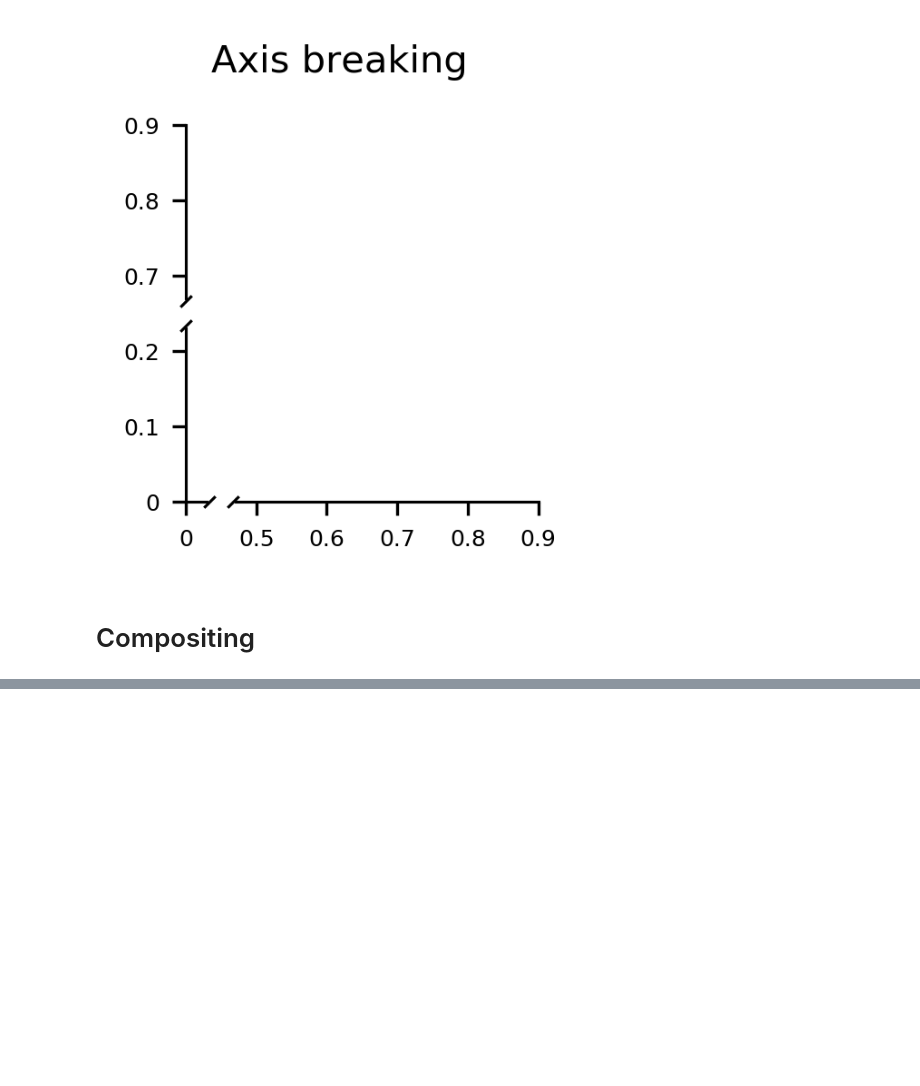
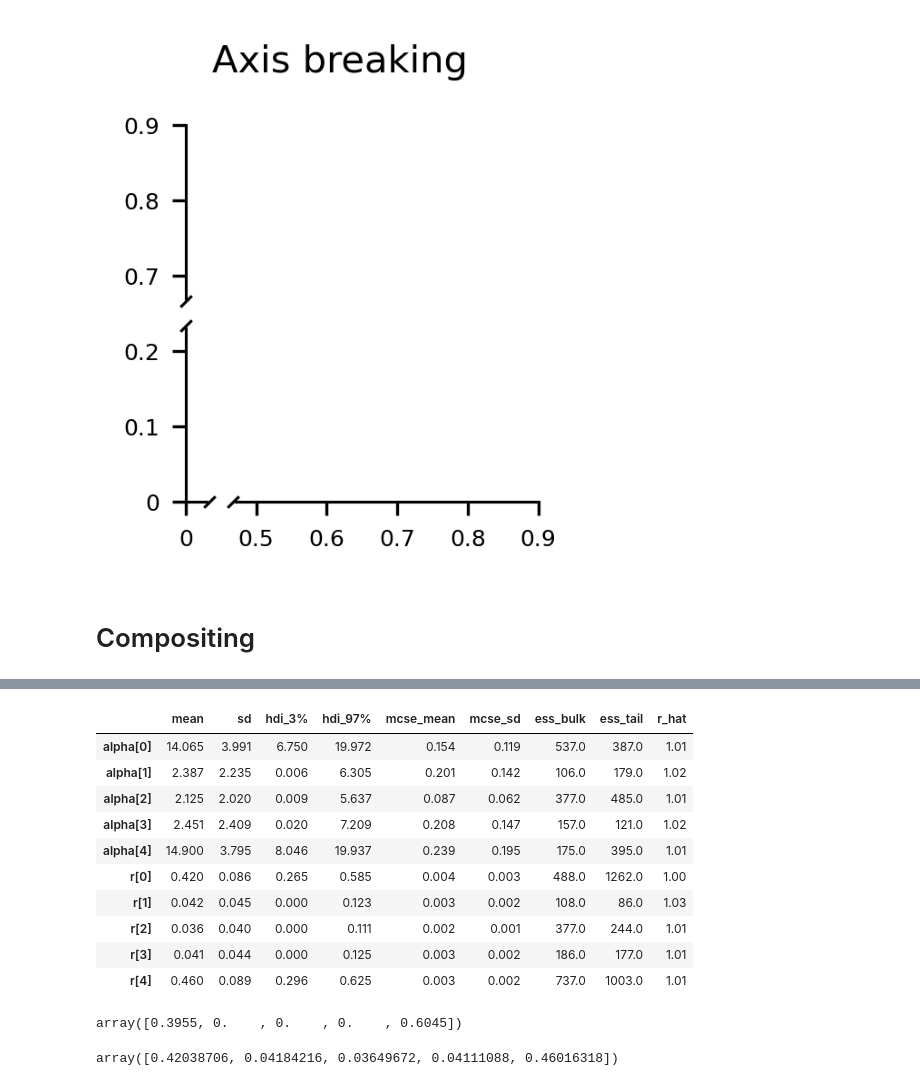
Before and after one commit to moltaire/myplotlib, a Jupyter notebook: gallery.ipynb, the cells around one changed output, grey strips where cells are left out. Saved outputs shown, nothing was run; the diff lists cells and outputs as text; code cells hidden in the pictures; blank space fills up the shorter version.

```diff
--- a/gallery.ipynb
+++ b/gallery.ipynb
@@ -276,0 +342,2 @@ The acceptance probability does not match the target. It is 0.8832966189574983,
+# %%
+bmsResult = my.stats.bms(L=L, cores=1)
@@ -276,0 +355,22 @@ The acceptance probability does not match the target. It is 0.8832966189574983,
+# %%
+bmsResult["summary"]
+# %% [output]
+|  | mean | sd | hdi_3% | hdi_97% | mcse_mean | mcse_sd | ess_bulk | ess_tail | r_hat |
+| alpha[0] | 14.065 | 3.991 | 6.750 | 19.972 | 0.154 | 0.119 | 537.0 | 387.0 | 1.01 |
+| alpha[1] | 2.387 | 2.235 | 0.006 | 6.305 | 0.201 | 0.142 | 106.0 | 179.0 | 1.02 |
+| alpha[2] | 2.125 | 2.020 | 0.009 | 5.637 | 0.087 | 0.062 | 377.0 | 485.0 | 1.01 |
+| alpha[3] | 2.451 | 2.409 | 0.020 | 7.209 | 0.208 | 0.147 | 157.0 | 121.0 | 1.02 |
+| alpha[4] | 14.900 | 3.795 | 8.046 | 19.937 | 0.239 | 0.195 | 175.0 | 395.0 | 1.01 |
+| r[0] | 0.420 | 0.086 | 0.265 | 0.585 | 0.004 | 0.003 | 488.0 | 1262.0 | 1.00 |
+| r[1] | 0.042 | 0.045 | 0.000 | 0.123 | 0.003 | 0.002 | 108.0 | 86.0 | 1.03 |
+| r[2] | 0.036 | 0.040 | 0.000 | 0.111 | 0.002 | 0.001 | 377.0 | 244.0 | 1.01 |
+| r[3] | 0.041 | 0.044 | 0.000 | 0.125 | 0.003 | 0.002 | 186.0 | 177.0 | 1.01 |
+| r[4] | 0.460 | 0.089 | 0.296 | 0.625 | 0.003 | 0.002 | 737.0 | 1003.0 | 1.01 |
+# %%
+bmsResult["xp"]
+# %% [output]
+array([0.3955, 0.    , 0.    , 0.    , 0.6045])
+# %%
+bmsResult["r"]
+# %% [output]
+array([0.42038706, 0.04184216, 0.03649672, 0.04111088, 0.46016318])
```
Also changed, not shown: parts of 22 cells of this notebook, 19 other files.
